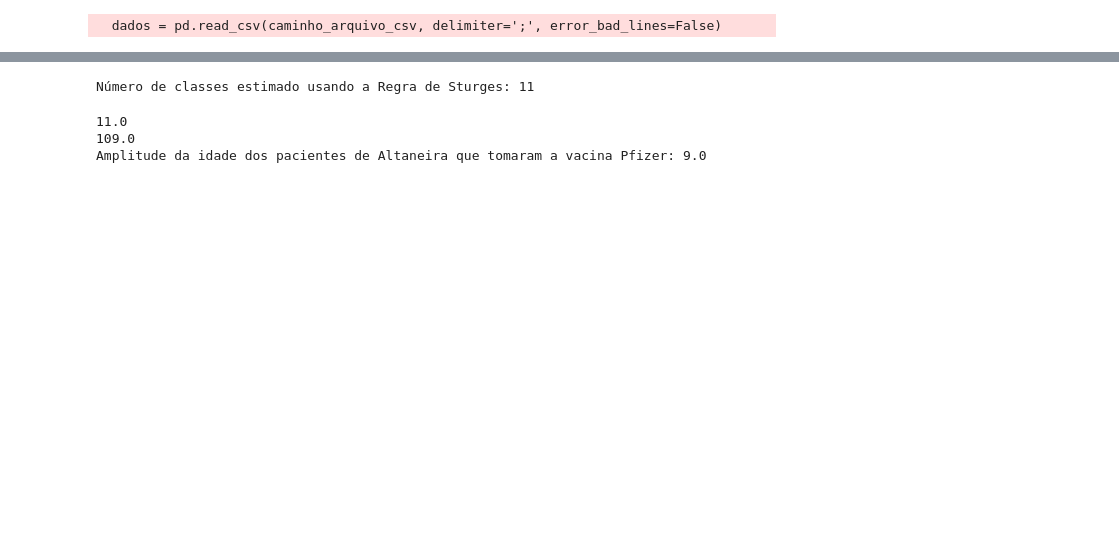
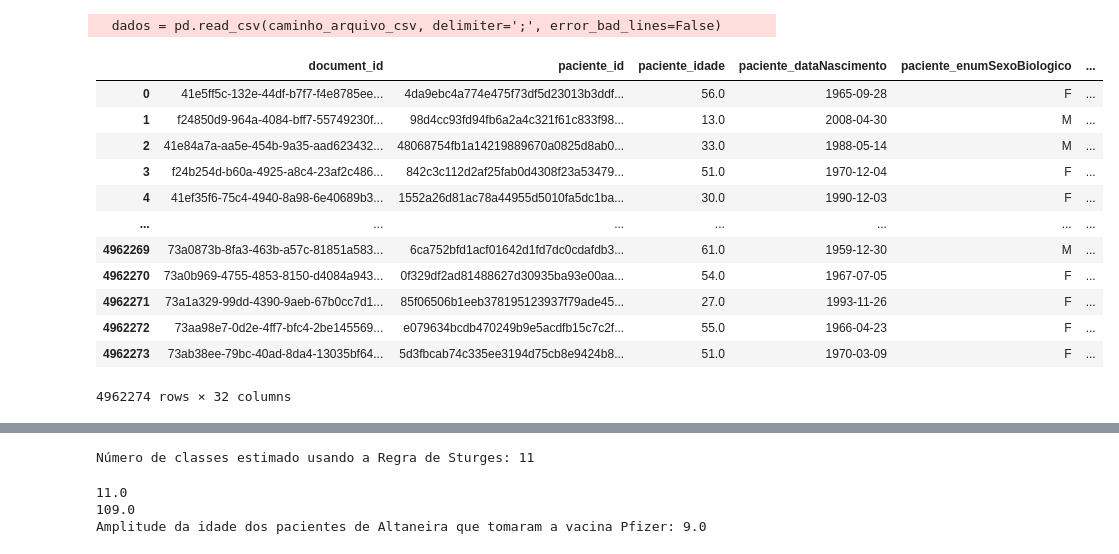
Before and after one commit to mylensoares/Estatistica-Computacional, a Jupyter notebook: analise.ipynb, the cells around one changed output, grey strips where cells are left out. Saved outputs shown, nothing was run; the diff lists cells and outputs as text; code cells hidden in the pictures; blank space fills up the shorter version.

```diff
--- a/analise.ipynb
+++ b/analise.ipynb
@@ -1,15 +1,28 @@
 # %%
 import pandas as pd
 import numpy as np
 import math
 
 # Ler o arquivo CSV
-caminho_arquivo_csv = '<caminho_da_base_de_dados>'
+caminho_arquivo_csv = 'C:\\Users\\mylen\\OneDrive\\Documentos\\IFCE\\5 Semestre\\Estatística\\Trabalho N1\\CE pt 1.csv'
 dados = pd.read_csv(caminho_arquivo_csv, delimiter=';', error_bad_lines=False)
 # Exibir a tabela
-# dados
+dados
 # %% [output]
   dados = pd.read_csv(caminho_arquivo_csv, delimiter=';', error_bad_lines=False)
+|  | document_id | paciente_id | paciente_idade | paciente_dataNascimento | paciente_enumSexoBiologico | ... |
+| 0 | 41e5ff5c-132e-44df-b7f7-f4e8785ee... | 4da9ebc4a774e475f73df5d23013b3ddf... | 56.0 | 1965-09-28 | F | ... |
+| 1 | f24850d9-964a-4084-bff7-55749230f... | 98d4cc93fd94fb6a2a4c321f61c833f98... | 13.0 | 2008-04-30 | M | ... |
+| 2 | 41e84a7a-aa5e-454b-9a35-aad623432... | 48068754fb1a14219889670a0825d8ab0... | 33.0 | 1988-05-14 | M | ... |
+| 3 | f24b254d-b60a-4925-a8c4-23af2c486... | 842c3c112d2af25fab0d4308f23a53479... | 51.0 | 1970-12-04 | F | ... |
+| 4 | 41ef35f6-75c4-4940-8a98-6e40689b3... | 1552a26d81ac78a44955d5010fa5dc1ba... | 30.0 | 1990-12-03 | F | ... |
+| ... | ... | ... | ... | ... | ... | ... |
+| 4962269 | 73a0873b-8fa3-463b-a57c-81851a583... | 6ca752bfd1acf01642d1fd7dc0cdafdb3... | 61.0 | 1959-12-30 | M | ... |
+| 4962270 | 73a0b969-4755-4853-8150-d4084a943... | 0f329df2ad81488627d30935ba93e00aa... | 54.0 | 1967-07-05 | F | ... |
+| 4962271 | 73a1a329-99dd-4390-9aeb-67b0cc7d1... | 85f06506b1eeb378195123937f79ade45... | 27.0 | 1993-11-26 | F | ... |
+| 4962272 | 73aa98e7-0d2e-4ff7-bfc4-2be145569... | e079634bcdb470249b9e5acdfb15c7c2f... | 55.0 | 1966-04-23 | F | ... |
+| 4962273 | 73ab38ee-79bc-40ad-8da4-13035bf64... | 5d3fbcab74c335ee3194d75cb8e9424b8... | 51.0 | 1970-03-09 | F | ... |
+4962274 rows × 32 columns
 # %%
 # Lista todos os municipios presentes na tabela
 municipios_unicos = dados['paciente_endereco_nmMunicipio'].unique()
```
Also changed, not shown: parts of 5 cells of this notebook.
